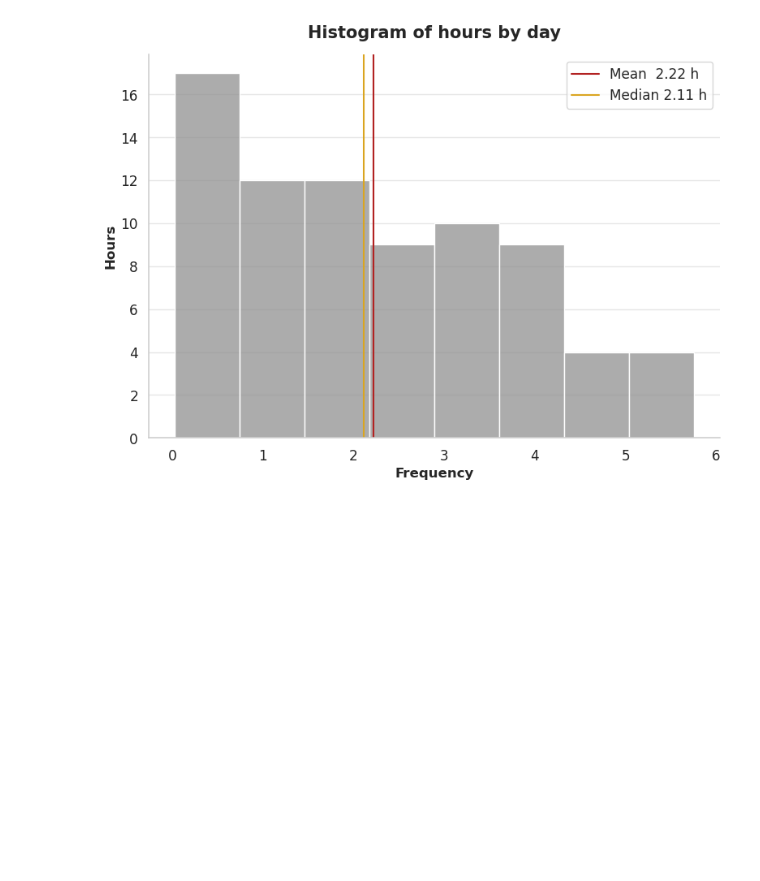
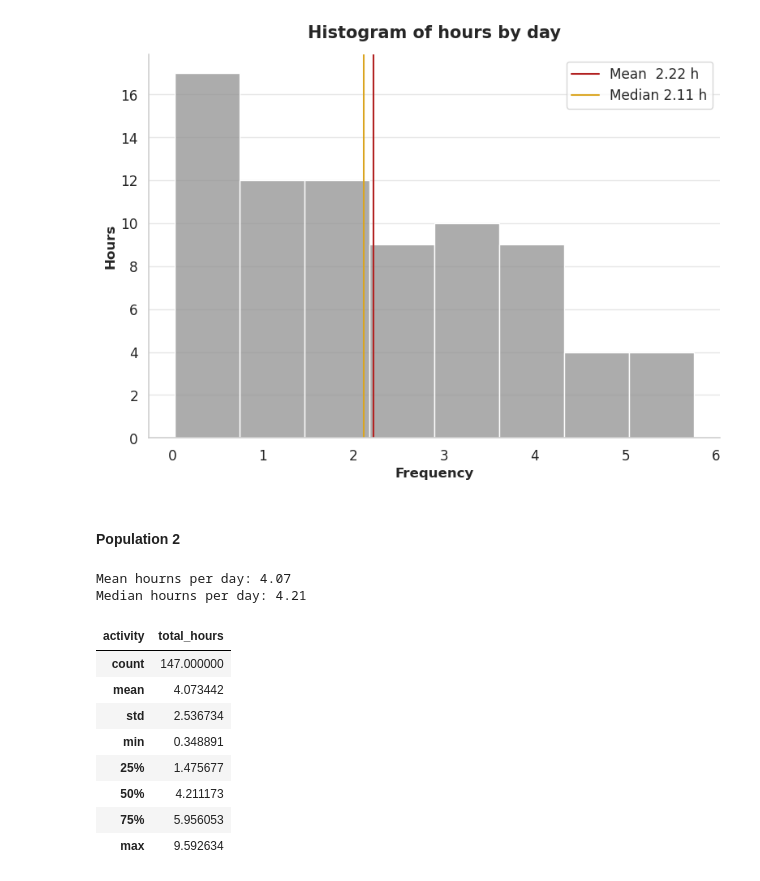
Before and after one commit to Oddman43/BIR_EDA, a Jupyter notebook: notebooks/data_analysis.ipynb, the cells around one changed output. Cells and saved outputs as stored; diff of their text form; code cells hidden in the pictures; blank space fills up the shorter version.

```diff
--- a/notebooks/data_analysis.ipynb
+++ b/notebooks/data_analysis.ipynb
@@ -1049,3 +1049,25 @@ plt.savefig("../images/histogram_hours_per_day_p1.png", dpi=300, bbox_inches="ti
 plt.show()
 # %% [output]
 [figure]
+# %% [markdown]
+#### Population 2
+# %%
+mean_h2: float = study_month_2["total_hours"].mean()
+median_h2: float = study_month_2["total_hours"].median()
+print(f"Mean hourns per day: {mean_h2:.2f}")
+print(f"Median hourns per day: {median_h2:.2f}")
+# %% [output]
+Mean hourns per day: 4.07
+Median hourns per day: 4.21
+# %%
+study_month_2.describe()
+# %% [output]
+| activity | total_hours |
+| count | 147.000000 |
+| mean | 4.073442 |
+| std | 2.536734 |
+| min | 0.348891 |
+| 25% | 1.475677 |
+| 50% | 4.211173 |
+| 75% | 5.956053 |
+| max | 9.592634 |
```
Also changed, not shown: parts of 1 cell of this notebook, 1 other file.
